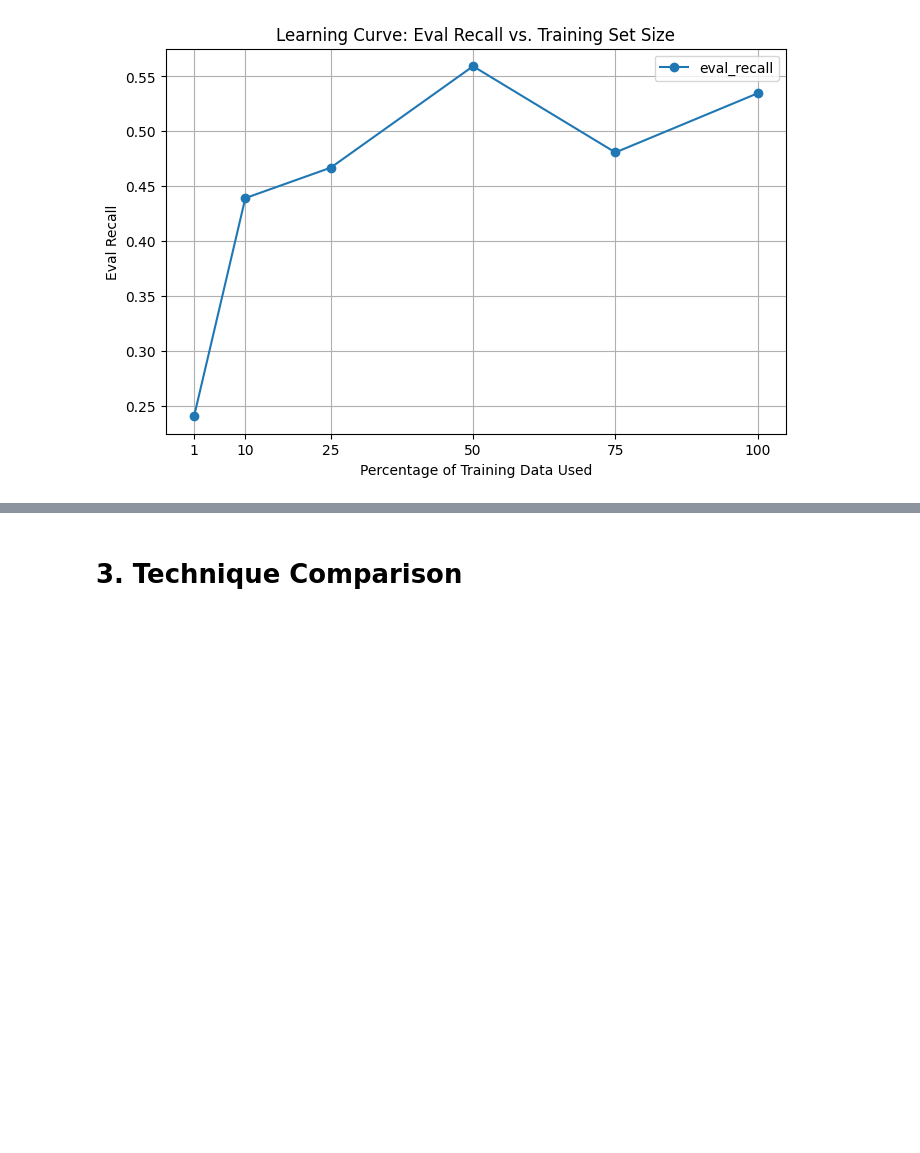
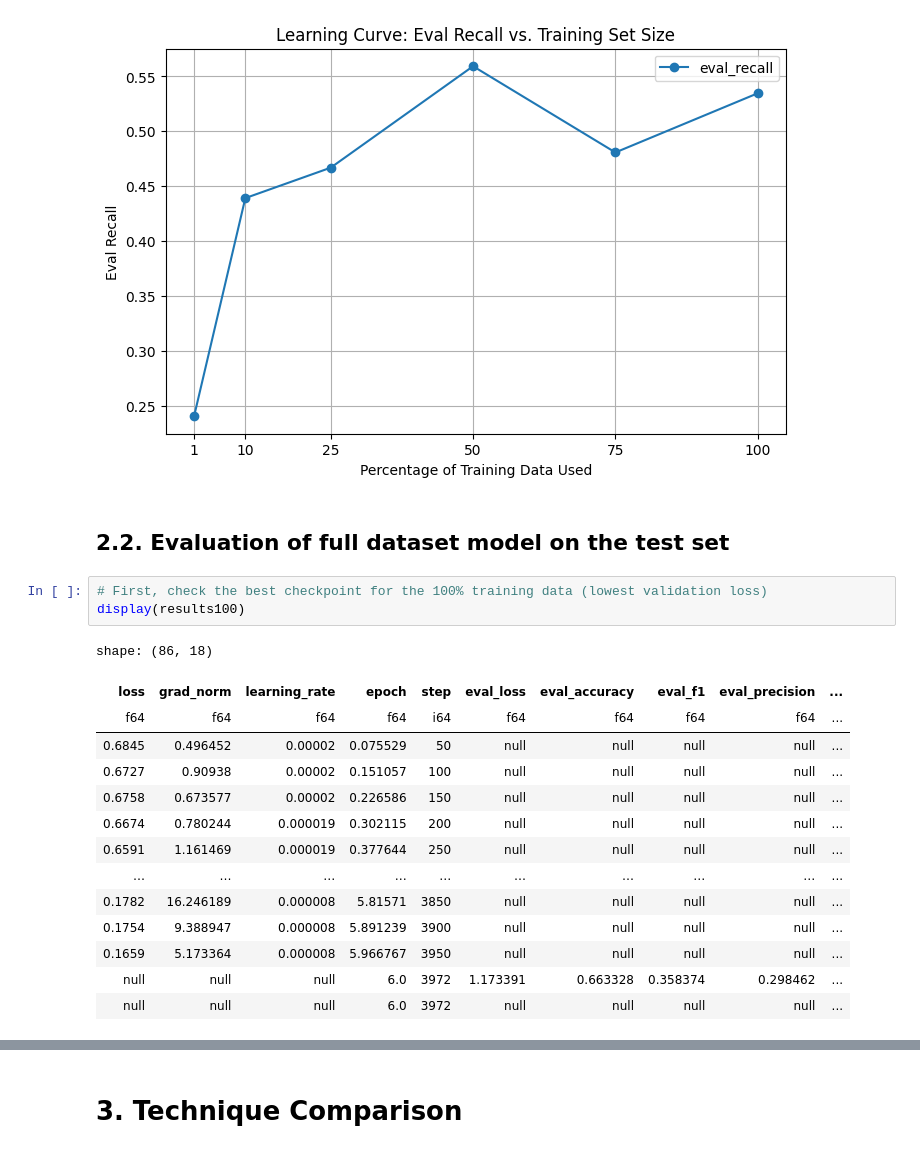
Before and after one commit to pablo-fdz/adv_nlp_final_assessment, a Jupyter notebook: part_3_soa_comparison_pablo.ipynb, the cells around one changed output, grey strips where cells are left out. Drawn from its saved outputs; the diff is of its cells as text; blank space fills up the shorter version.

```diff
--- a/part_3_soa_comparison_pablo.ipynb
+++ b/part_3_soa_comparison_pablo.ipynb
@@ -247,3 +249,23 @@ for metric in metrics:
 [figure]
 [figure]
 [figure]
+# %% [markdown]
+## 2.2. Evaluation of full dataset model on the test set
+# %%
+# First, check the best checkpoint for the 100% training data (lowest validation loss)
+display(results100)
+# %% [output]
+shape: (86, 18)
+| loss | grad_norm | learning_rate | epoch | step | eval_loss | eval_accuracy | eval_f1 | eval_precision | ... |
+| f64 | f64 | f64 | f64 | i64 | f64 | f64 | f64 | f64 | ... |
+| 0.6845 | 0.496452 | 0.00002 | 0.075529 | 50 | null | null | null | null | ... |
+| 0.6727 | 0.90938 | 0.00002 | 0.151057 | 100 | null | null | null | null | ... |
+| 0.6758 | 0.673577 | 0.00002 | 0.226586 | 150 | null | null | null | null | ... |
+| 0.6674 | 0.780244 | 0.000019 | 0.302115 | 200 | null | null | null | null | ... |
+| 0.6591 | 1.161469 | 0.000019 | 0.377644 | 250 | null | null | null | null | ... |
+| … | … | … | … | … | … | … | … | … | ... |
+| 0.1782 | 16.246189 | 0.000008 | 5.81571 | 3850 | null | null | null | null | ... |
+| 0.1754 | 9.388947 | 0.000008 | 5.891239 | 3900 | null | null | null | null | ... |
+| 0.1659 | 5.173364 | 0.000008 | 5.966767 | 3950 | null | null | null | null | ... |
+| null | null | null | 6.0 | 3972 | 1.173391 | 0.663328 | 0.358374 | 0.298462 | ... |
+| null | null | null | 6.0 | 3972 | null | null | null | null | ... |
```
Also changed, not shown: parts of 3 cells of this notebook, 3 other files.
